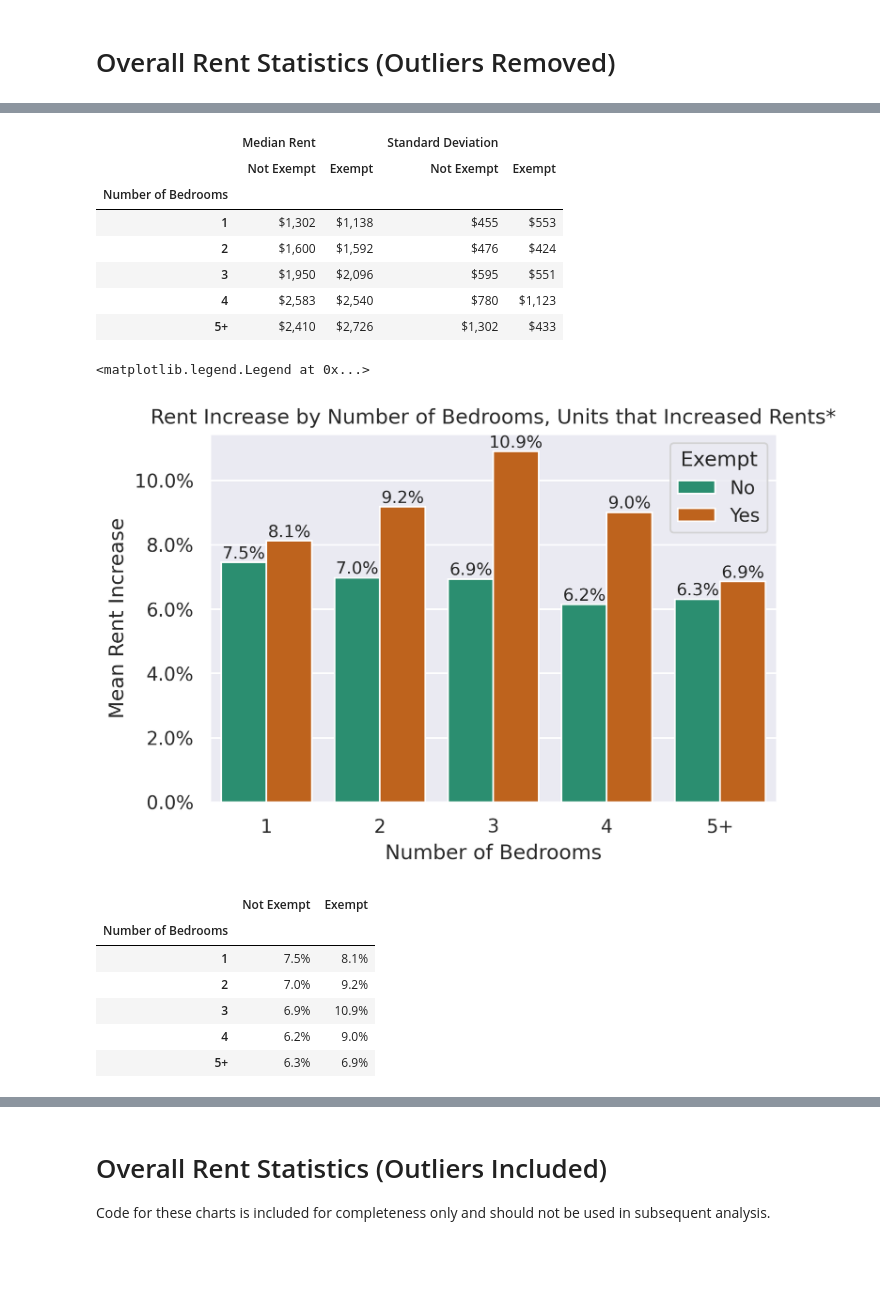
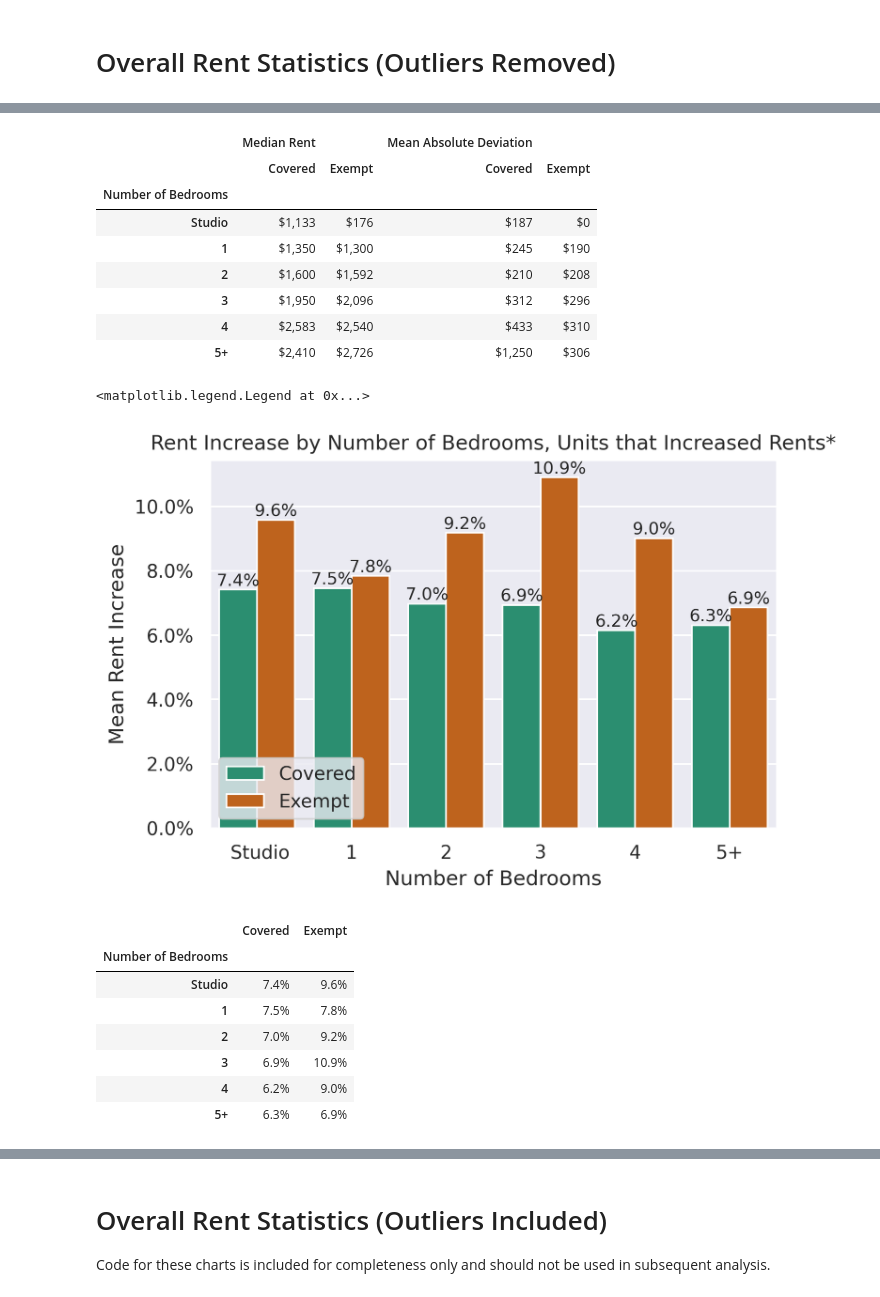
Before and after one commit to PhilipMathieu/portland-rent-board-2023, a Jupyter notebook: notebooks/2023-data.ipynb, the cells around one changed output, grey strips where cells are left out. Drawn from its saved outputs; the diff is of its cells as text; code cells hidden in the pictures; blank space fills up the shorter version.

Commit message:
Various edits to plots incorporating feedback from October meeting

```diff
--- a/notebooks/2023-data.ipynb
+++ b/notebooks/2023-data.ipynb
@@ -64,12 +68,14 @@ tab
 # Population Statistics
 # %%
 ax = sns.histplot(
-    data=df,
+    data=df.sort_values("nbrBedRms_grouped"),
     x='nbrBedRms_grouped',
     hue='outlier',
     multiple='dodge',
     palette='tab10',
+    shrink=0.8,
     )
+# add labels
 for bars in ax.containers:
     ax.bar_label(
         bars,
@@ -372,46 +377,47 @@ tab = pd.pivot_table(
     index="nbrBedRms_grouped",
     columns="exempt",
     values="CurrentRent1",
-    aggfunc=[np.median, np.std]
+    aggfunc=[np.median, mad]
     )
-tab.columns = tab.columns.set_levels(["Median Rent", "Standard Deviation"], level=0)
-tab.columns = tab.columns.set_levels(["Not Exempt", "Exempt"], level=1)
+tab.columns = tab.columns.set_levels(["Median Rent", "Mean Absolute Deviation"], level=0)
+tab.columns = tab.columns.set_levels(["Covered", "Exempt"], level=1)
 tab.columns.names = ["", ""]
 tab.index.name = "Number of Bedrooms"
 tab.style.format("${:,.0f}")
 # %% [output]
-|  | Median Rent |  | Standard Deviation |  |
-|  | Not Exempt | Exempt | Not Exempt | Exempt |
+|  | Median Rent |  | Mean Absolute Deviation |  |
+|  | Covered | Exempt | Covered | Exempt |
 | Number of Bedrooms |  |  |  |  |
-| 1 | $1,302 | $1,138 | $455 | $553 |
-| 2 | $1,600 | $1,592 | $476 | $424 |
-| 3 | $1,950 | $2,096 | $595 | $551 |
-| 4 | $2,583 | $2,540 | $780 | $1,123 |
-| 5+ | $2,410 | $2,726 | $1,302 | $433 |
+| Studio | $1,133 | $176 | $187 | $0 |
+| 1 | $1,350 | $1,300 | $245 | $190 |
+| 2 | $1,600 | $1,592 | $210 | $208 |
+| 3 | $1,950 | $2,096 | $312 | $296 |
+| 4 | $2,583 | $2,540 | $433 | $310 |
+| 5+ | $2,410 | $2,726 | $1,250 | $306 |
 # %%
 ax = sns.barplot(
     data=df[~df["outlier"] & (df["Rent_Inc"] > 0)].sort_values("nbrBedRms_grouped"),
     x="nbrBedRms_grouped",
     y="Rent_Inc_percent",
     hue="exempt",
     estimator=np.mean,
     errorbar=None
     )
 for bars in ax.containers:
     ax.bar_label(
         bars,
         fmt='%.1f%%',
         label_type='edge'
         )
 ax.set_title("Rent Increase by Number of Bedrooms, Units that Increased Rents*")
 ax.set_xlabel("Number of Bedrooms")
 ax.get_yaxis().set_major_formatter(mpl.ticker.FuncFormatter(lambda x, p: '{:.1f}%'.format(int(x))))
 ax.set_ylabel("Mean Rent Increase")
 handles, labels = ax.get_legend_handles_labels()
-ax.legend(title="Exempt", handles=handles, labels=["No", "Yes"])
+ax.legend(handles=handles, labels=["Covered", "Exempt"], loc='lower left')
 # %% [output]
 <matplotlib.legend.Legend at 0x...>
-[figure, old version]
+[figure, new version]
 # %%
 # mean rent increase by number of bedrooms and exempt status, only units that increased rents
 tab = pd.pivot_table(
@@ -421,13 +427,14 @@ tab = pd.pivot_table(
     values="Rent_Inc_percent",
     aggfunc=np.mean
     )
-tab.columns = ["Not Exempt", "Exempt"]
+tab.columns = ["Covered", "Exempt"]
 tab.index.name = "Number of Bedrooms"
 tab.style.format("{:.1f}%")
 # %% [output]
-|  | Not Exempt | Exempt |
+|  | Covered | Exempt |
 | Number of Bedrooms |  |  |
-| 1 | 7.5% | 8.1% |
+| Studio | 7.4% | 9.6% |
+| 1 | 7.5% | 7.8% |
 | 2 | 7.0% | 9.2% |
 | 3 | 6.9% | 10.9% |
 | 4 | 6.2% | 9.0% |
```
Also changed, not shown: parts of 17 cells of this notebook, 1 other file.
